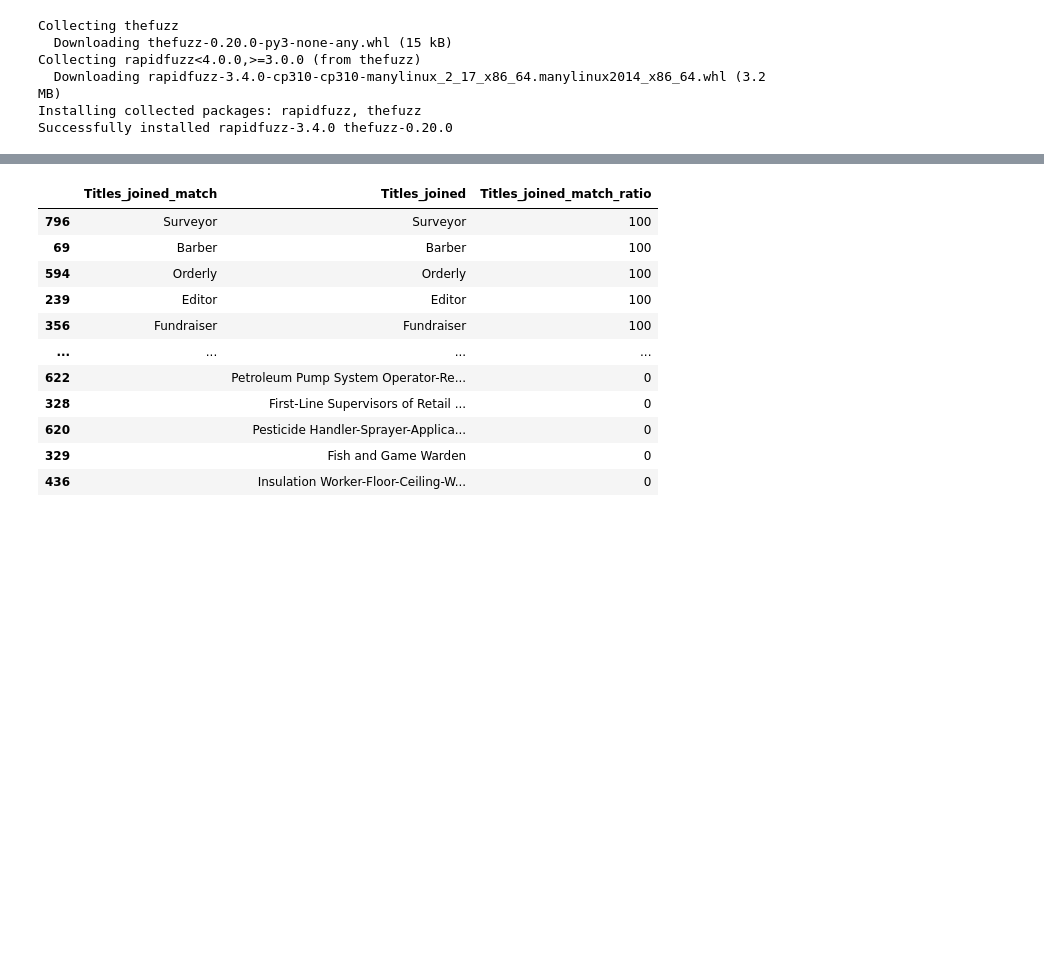
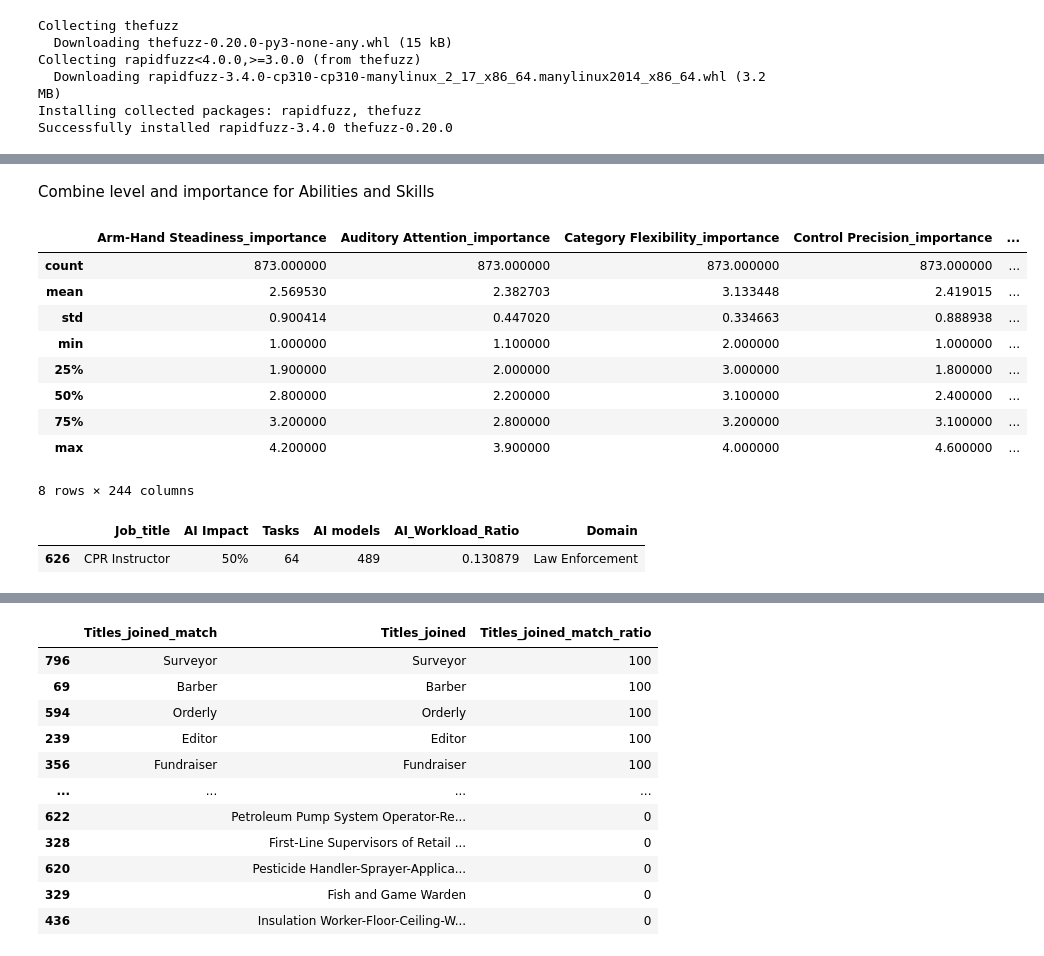
Before and after one commit to polinamin/ai_threat_index, a Jupyter notebook: code/Abilities_Analysis.ipynb, the cells around one changed output, grey strips where cells are left out. Cells and saved outputs as stored; diff of their text form; code cells hidden in the pictures; blank space fills up the shorter version.

```diff
--- a/code/Abilities_Analysis.ipynb
+++ b/code/Abilities_Analysis.ipynb
@@ -295,0 +172,30 @@ dtype: int64
+# %% [markdown]
+Combine level and importance for Abilities and Skills
+# %%
+full_dataset_occupations = abilities_importance_crosstab.merge(abilities_level_crosstab,
+                                                               left_on=["Title"], right_on=["Title"], how="inner",
+                                                               suffixes = ["_importance", "_level"])
+# %%
+full_dataset_occupations = full_dataset_occupations.merge(skills_importance_crosstab,
+                                                          left_on=["Title"], right_on=["Title"], how="inner",
+                                                          suffixes = ["_importance", "_level"])
+# %%
+skills_merge = skills_importance_crosstab.merge(skills_level_crosstab,
+                                                left_on=["Title"], right_on=["Title"], how="inner",
+                                                suffixes = ["_importance", "_level"])
+# %%
+full_dataset_occupations = full_dataset_occupations.merge(skills_merge,
+                                                          left_on=["Title"], right_on=["Title"], how="inner")
+# %%
+full_dataset_occupations.describe()
+# %% [output]
+|  | Arm-Hand Steadiness_importance | Auditory Attention_importance | Category Flexibility_importance | Control Precision_importance | ... |
+| count | 873.000000 | 873.000000 | 873.000000 | 873.000000 | ... |
+| mean | 2.569530 | 2.382703 | 3.133448 | 2.419015 | ... |
+| std | 0.900414 | 0.447020 | 0.334663 | 0.888938 | ... |
+| min | 1.000000 | 1.100000 | 2.000000 | 1.000000 | ... |
+| 25% | 1.900000 | 2.000000 | 3.000000 | 1.800000 | ... |
+| 50% | 2.800000 | 2.200000 | 3.100000 | 2.400000 | ... |
+| 75% | 3.200000 | 2.800000 | 3.200000 | 3.100000 | ... |
+| max | 4.200000 | 3.900000 | 4.000000 | 4.600000 | ... |
+8 rows × 244 columns
@@ -295,0 +206,6 @@ dtype: int64
+# %%
+basic_lookup_in_risk_index = ai_risk[ai_risk['Job_title'].str.contains('PR')]
+basic_lookup_in_risk_index
+# %% [output]
+|  | Job_title | AI Impact | Tasks | AI models | AI_Workload_Ratio | Domain |
+| 626 | CPR Instructor | 50% | 64 | 489 | 0.130879 | Law Enforcement |
```
Also changed, not shown: parts of 92 cells of this notebook, 1 other file.
